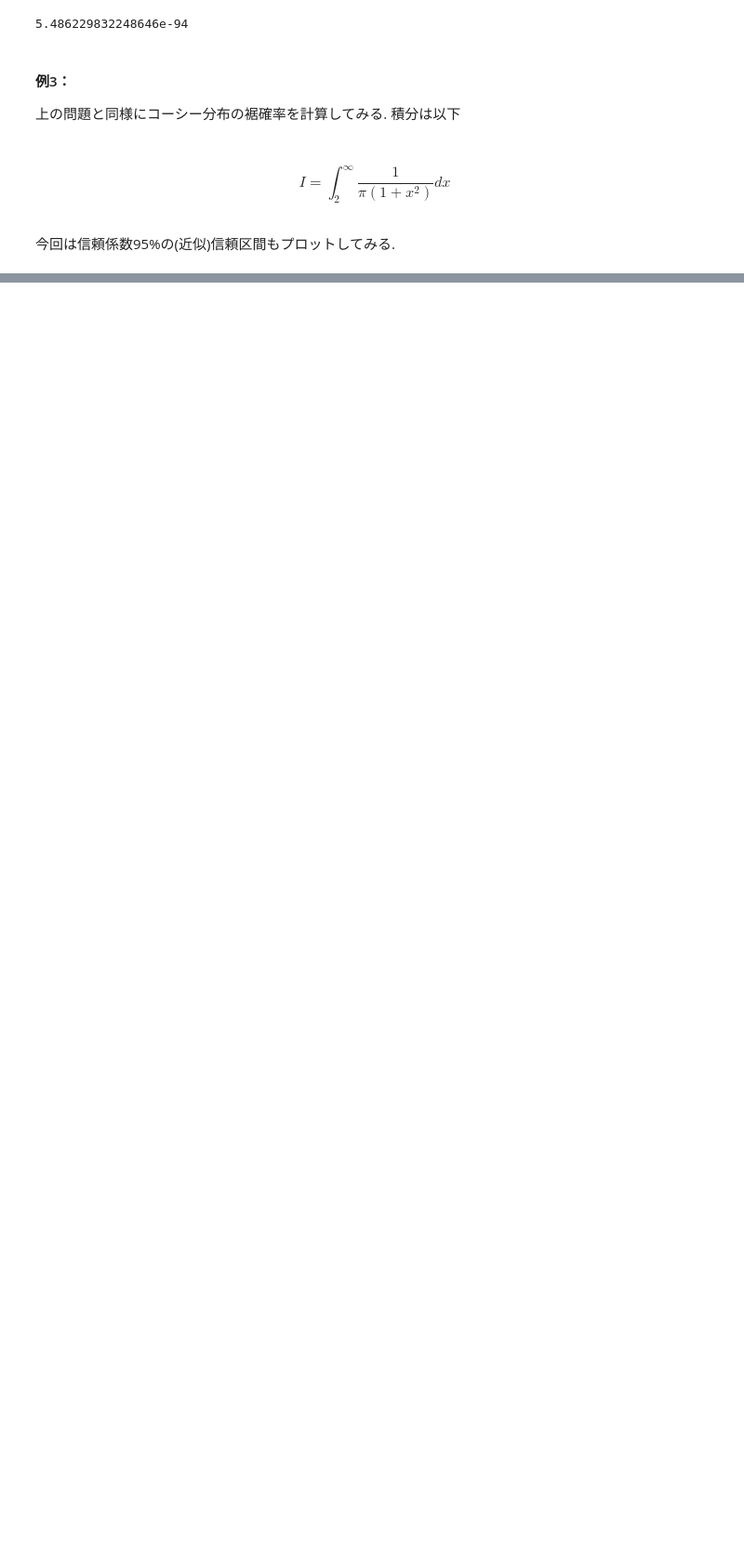
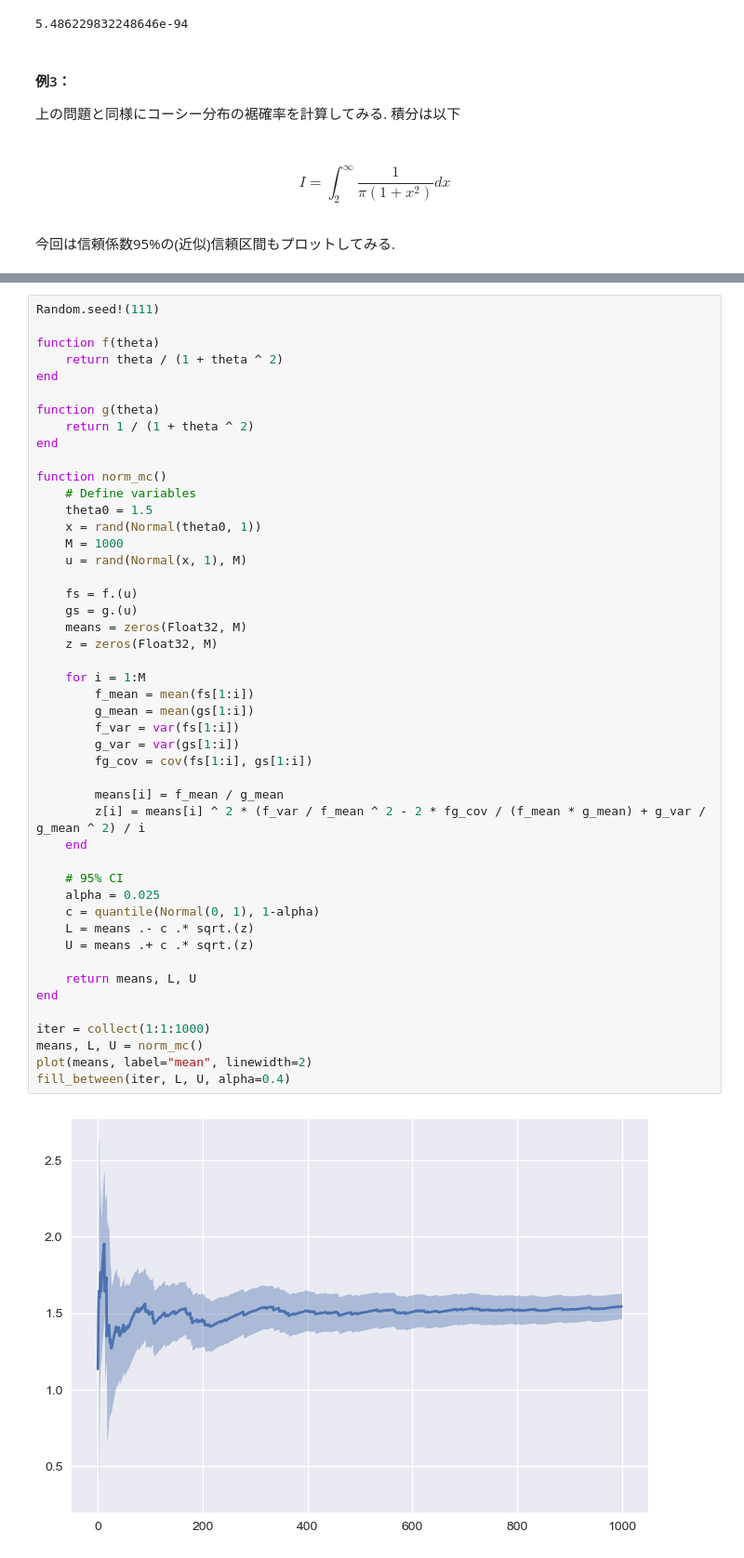
Before and after one commit to rmasutani/bayes_jl, a Jupyter notebook: notebooks/example.ipynb, the cells around one changed output, grey strips where cells are left out. Shown at 93% size. Cells and saved outputs as stored; diff of their text form; blank space fills up the shorter version.

Commit message:
Add normalized mc

```diff
--- a/notebooks/example.ipynb
+++ b/notebooks/example.ipynb
@@ -154,0 +174,49 @@ PyObject <matplotlib.collections.PolyCollection object at 0x...>
+# %%
+Random.seed!(111)
+
+function f(theta)
+    return theta / (1 + theta ^ 2)
+end
+
+function g(theta)
+    return 1 / (1 + theta ^ 2)
+end
+
+function norm_mc()
+    # Define variables
+    theta0 = 1.5
+    x = rand(Normal(theta0, 1))
+    M = 1000
+    u = rand(Normal(x, 1), M)
+
+    fs = f.(u)
+    gs = g.(u)
+    means = zeros(Float32, M)
+    z = zeros(Float32, M)
+
+    for i = 1:M
+        f_mean = mean(fs[1:i])
+        g_mean = mean(gs[1:i])
+        f_var = var(fs[1:i])
+        g_var = var(gs[1:i])
+        fg_cov = cov(fs[1:i], gs[1:i])
+
+        means[i] = f_mean / g_mean
+        z[i] = means[i] ^ 2 * (f_var / f_mean ^ 2 - 2 * fg_cov / (f_mean * g_mean) + g_var / g_mean ^ 2) / i
+    end
+
+    # 95% CI
+    alpha = 0.025
+    c = quantile(Normal(0, 1), 1-alpha)
+    L = means .- c .* sqrt.(z)
+    U = means .+ c .* sqrt.(z)
+
+    return means, L, U
+end
+
+iter = collect(1:1:1000)
+means, L, U = norm_mc()
+plot(means, label="mean", linewidth=2)
+fill_between(iter, L, U, alpha=0.4)
+# %% [output]
+[figure, added]
```
Also changed, not shown: parts of 4 cells of this notebook.
